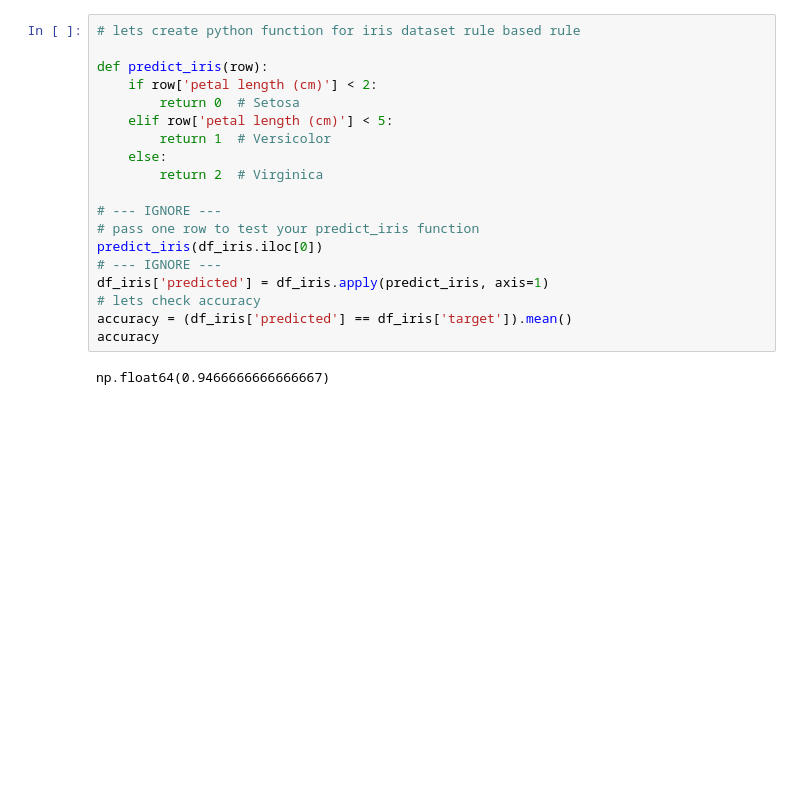
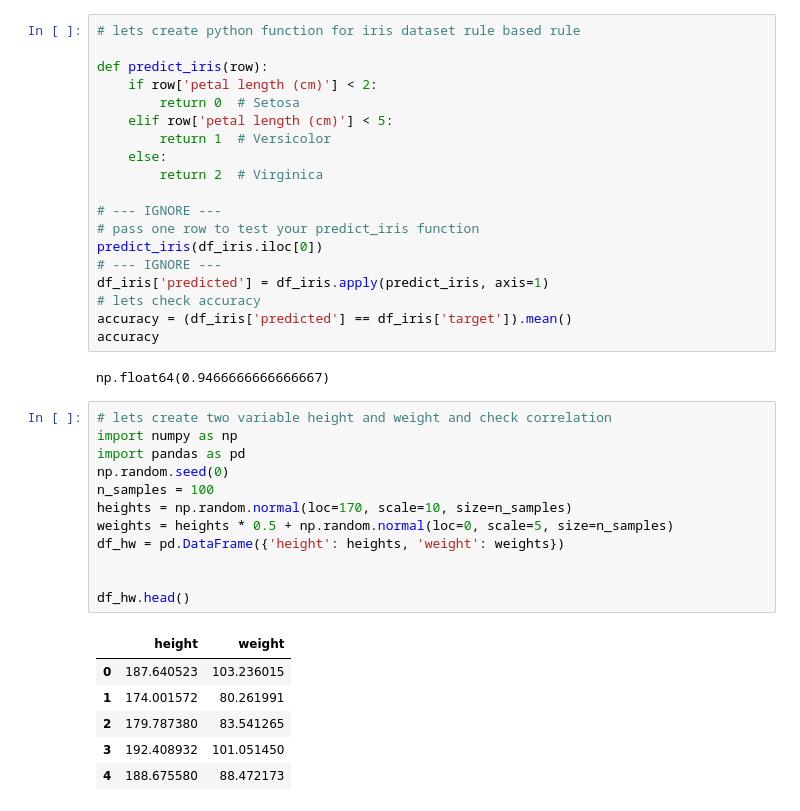
Before and after one commit to rahul8879/rbyte_ai_engineering, a Jupyter notebook: math/basic_stats.ipynb, the cells around one changed output. Drawn from its saved outputs; the diff is of its cells as text; blank space fills up the shorter version.

```diff
--- a/math/basic_stats.ipynb
+++ b/math/basic_stats.ipynb
@@ -376,3 +376,22 @@ accuracy = (df_iris['predicted'] == df_iris['target']).mean()
 accuracy
 # %% [output]
 np.float64(0.9466666666666667)
+# %%
+# lets create two variable height and weight and check correlation
+import numpy as np
+import pandas as pd
+np.random.seed(0)
+n_samples = 100
+heights = np.random.normal(loc=170, scale=10, size=n_samples)
+weights = heights * 0.5 + np.random.normal(loc=0, scale=5, size=n_samples)
+df_hw = pd.DataFrame({'height': heights, 'weight': weights})
+
+
+df_hw.head()
+# %% [output]
+|  | height | weight |
+| 0 | 187.640523 | 103.236015 |
+| 1 | 174.001572 | 80.261991 |
+| 2 | 179.787380 | 83.541265 |
+| 3 | 192.408932 | 101.051450 |
+| 4 | 188.675580 | 88.472173 |
```
Also changed, not shown: parts of 4 cells of this notebook.
